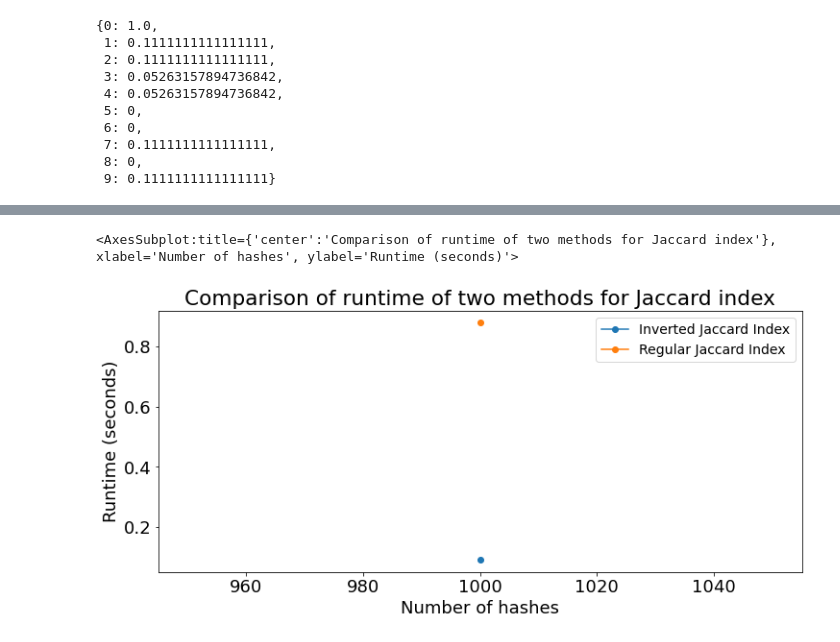
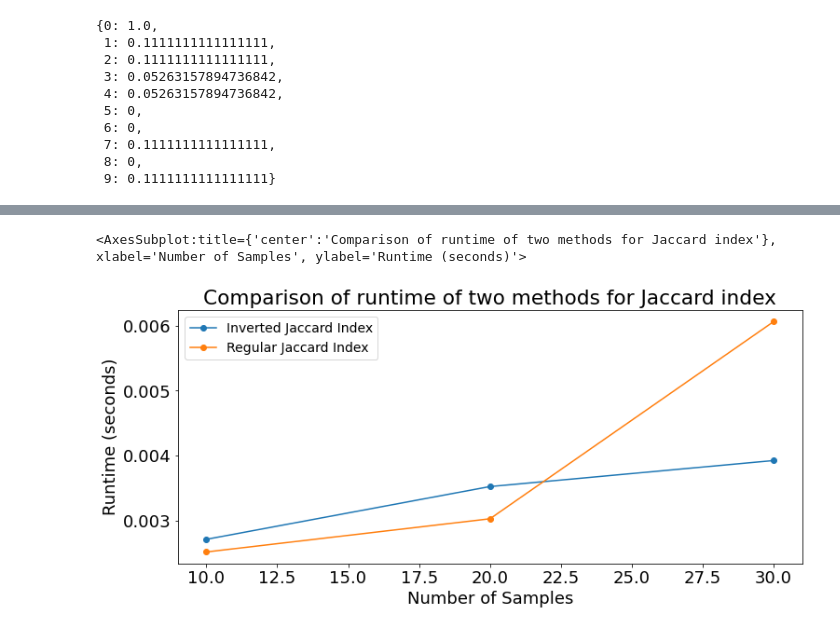
Before and after one commit to apetkau/minhash-indexing-tests, a Jupyter notebook: test-idea-no-union.ipynb, the cells around one changed output, grey strips where cells are left out. Drawn from its saved outputs; the diff is of its cells as text; code cells hidden in the pictures.

```diff
--- a/test-idea-no-union.ipynb
+++ b/test-idea-no-union.ipynb
@@ -5,6 +5,8 @@ This is an attempt to compare two different methods of calculating the Jaccard i
 # %%
 import random
 import pprint
+
+from pyroaring import BitMap
 
 num_hashes = 10
 max_hash = 100
@@ -12,12 +14,20 @@ num_samples = 10
 timing_repeats = 5
 timing_iterations = 1000
 
-def build_sample_hashes(num_samples, num_hashes, max_hash):
+def build_sample_hashes(num_samples, num_hashes, max_hash, num_fixed_hashes = 0):
     random.seed(42)
+
+    num_random_hashes = num_hashes - num_fixed_hashes
+    fixed_hashes = [x for x in range(num_fixed_hashes)]
+
+    # Fixed hashes are numbers from 0 ... num_fixed_hashes - 1
+    # Random hashes should not overlap fixed hashes, so set min of range for random selection here
+    min_random_hashes_range = num_fixed_hashes + 1
 
     sample_hashes = {}
     for sample in range(num_samples):
-        sample_hashes[sample] = set(random.sample(range(max_hash), num_hashes))
+        sample_hashes[sample] = BitMap(random.sample(range(min_random_hashes_range, max_hash), num_random_hashes))
+        sample_hashes[sample].update(fixed_hashes)
     return sample_hashes
 
 def build_hash_samples(sample_hashes):
@@ -26,13 +36,14 @@ def build_hash_samples(sample_hashes):
     for s in sample_hashes:
         for h in sample_hashes[s]:
             if h not in hash_samples:
-                hash_samples[h] = {s}
+                hash_samples[h] = BitMap([s])
             else:
                 hash_samples[h].add(s)
     return hash_samples
 
-def build_data_structures(num_samples, num_hashes, max_hash):
-    sample_hashes = build_sample_hashes(num_samples=num_samples, num_hashes=num_hashes, max_hash=max_hash)
+def build_data_structures(num_samples, num_hashes, max_hash, num_fixed_hashes = 0):
+    sample_hashes = build_sample_hashes(num_samples=num_samples, num_hashes=num_hashes,
+                                        max_hash=max_hash, num_fixed_hashes=num_fixed_hashes)
     hash_samples = build_hash_samples(sample_hashes)
 
     return {
@@ -41,7 +52,7 @@ def build_data_structures(num_samples, num_hashes, max_hash):
     }
 
 # Build small data structure to show what it does
-pprint.pprint(build_data_structures(num_samples=5, num_hashes=10, max_hash=max_hash))
+pprint.pprint(build_data_structures(num_samples=5, num_hashes=10, max_hash=max_hash, num_fixed_hashes=1))
 
 # Build larger data structure to test below functions
 data_structures = build_data_structures(num_samples=num_samples, num_hashes=num_hashes, max_hash=max_hash)
@@ -249,24 +251,23 @@ results_df
 # %%
 import matplotlib
 import matplotlib.pyplot as plt
 
 plt.rcParams.update({
     'font.size': 18,
     'legend.fontsize': 14
 })
 
-def make_plot(plotting_label, constant_label, constant_value):
-    plot_df = results_df[results_df[constant_label] == constant_value]
-    plot_df = plot_df[['mean', 'label', plotting_label]].set_index([plotting_label, 'label']).unstack(-1)
+def make_plot(plotting_label, results_df):
+    plot_df = results_df[['mean', 'label', plotting_label]].set_index([plotting_label, 'label']).unstack(-1)
     plot_df.columns = plot_df.columns.droplevel()
     plot_df.columns.name = None
 
     axes = plot_df.plot(kind='line', figsize=(12,5), marker='o')
     axes.set_ylabel('Runtime (seconds)')
     axes.set_title('Comparison of runtime of two methods for Jaccard index')
     return axes
 
-make_plot(plotting_label='Number of hashes', constant_label='Number of Samples', constant_value=100)
+make_plot(plotting_label='Number of Samples', results_df=results_df)
 # %% [output]
-<AxesSubplot:title={'center':'Comparison of runtime of two methods for Jaccard index'}, xlabel='Number of hashes', ylabel='Runtime (seconds)'>
+<AxesSubplot:title={'center':'Comparison of runtime of two methods for Jaccard index'}, xlabel='Number of Samples', ylabel='Runtime (seconds)'>
-[figure, old version]
+[figure, new version]
```
Also changed, not shown: parts of 13 cells of this notebook.
